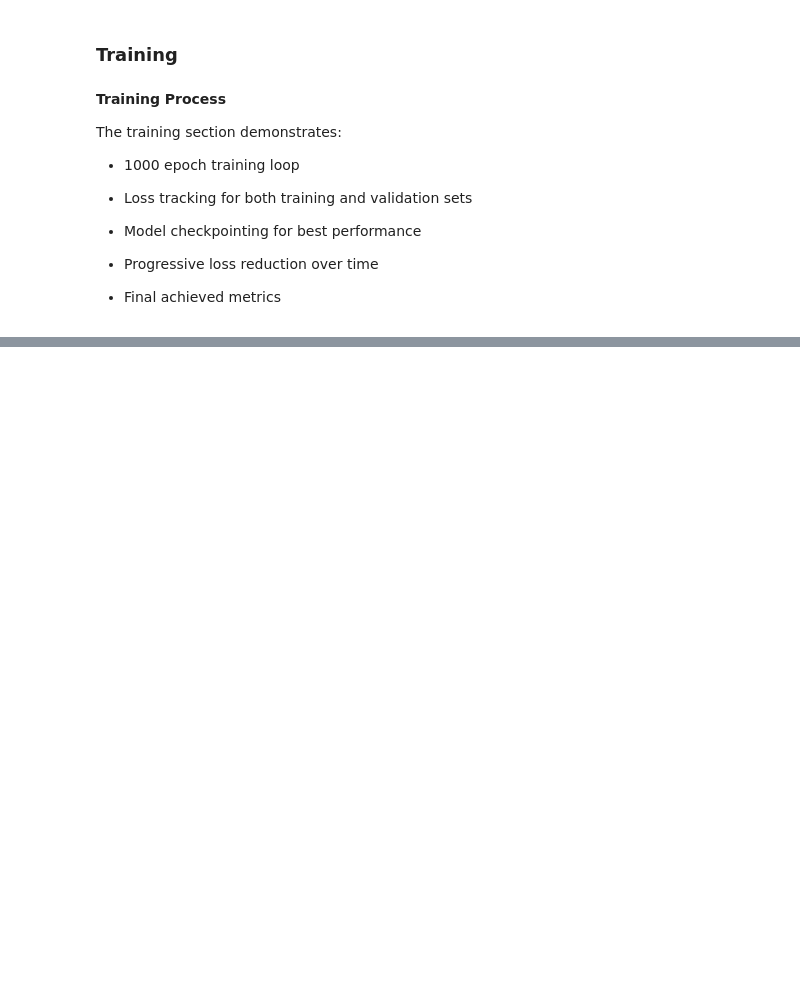
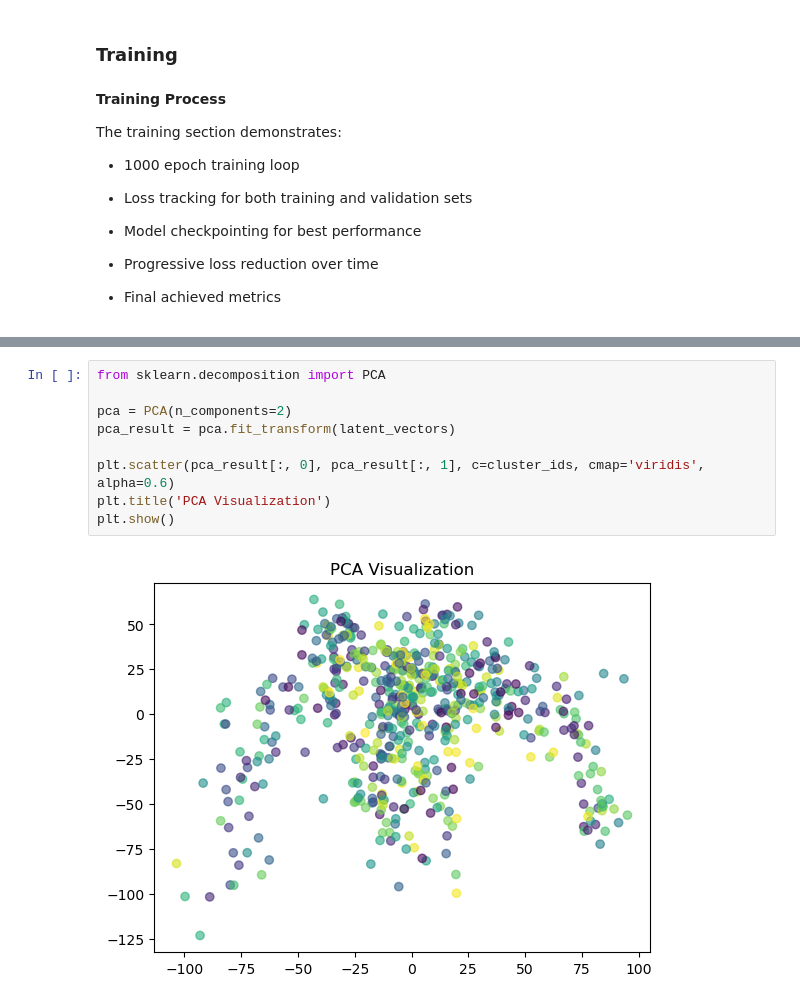
Before and after one commit to DanilaMos/Flow-Domain-Interpolation, a Jupyter notebook: CAE/CAE.ipynb, the cells around one changed output, grey strips where cells are left out. Drawn from its saved outputs; the diff is of its cells as text; blank space fills up the shorter version.

```diff
--- a/CAE/CAE.ipynb
+++ b/CAE/CAE.ipynb
@@ -392,0 +481,11 @@ Latent values:
+# %%
+from sklearn.decomposition import PCA
+
+pca = PCA(n_components=2)
+pca_result = pca.fit_transform(latent_vectors)
+
+plt.scatter(pca_result[:, 0], pca_result[:, 1], c=cluster_ids, cmap='viridis', alpha=0.6)
+plt.title('PCA Visualization')
+plt.show()
+# %% [output]
+[figure, added]
```
Also changed, not shown: parts of 16 cells of this notebook.
